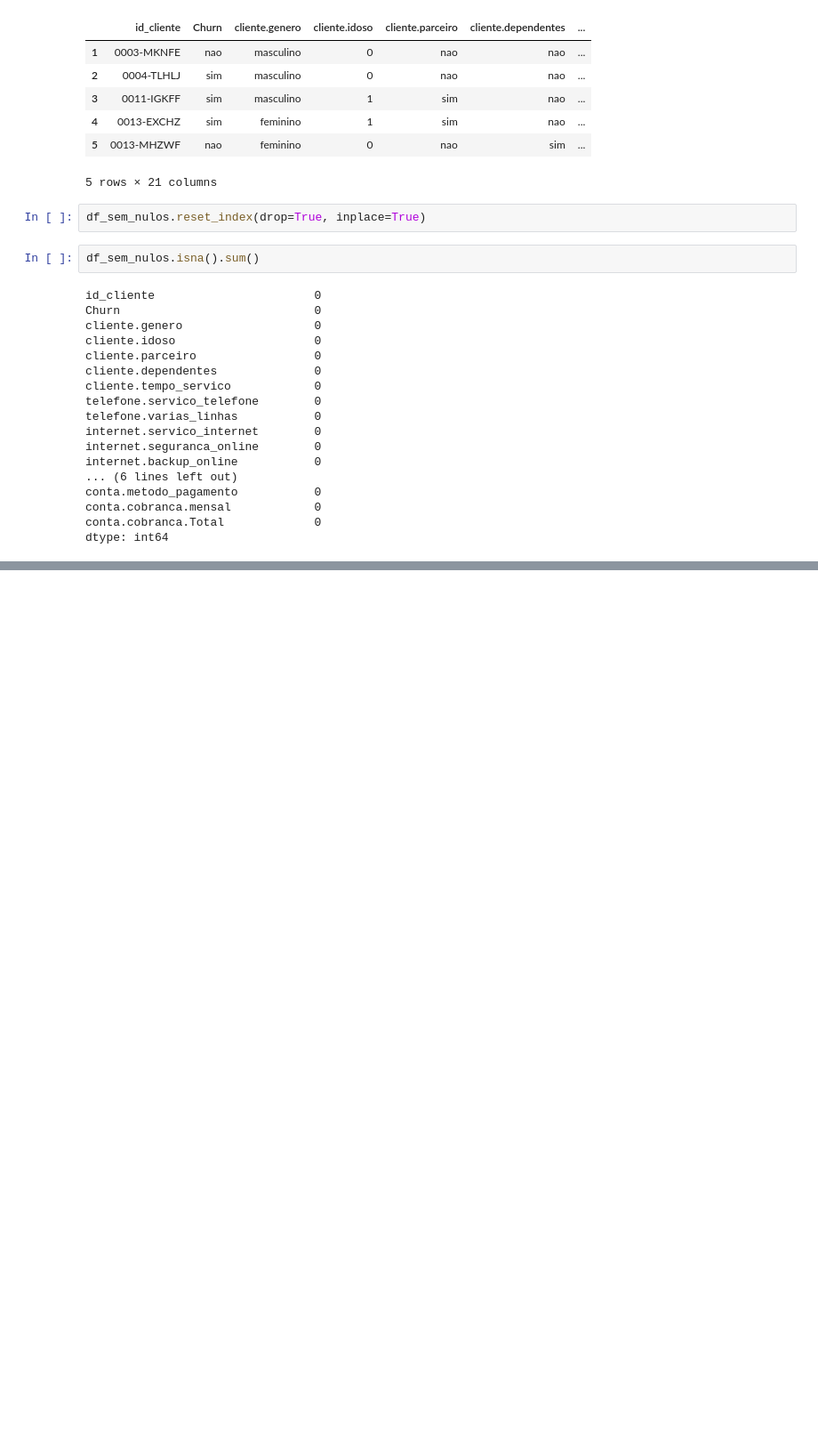
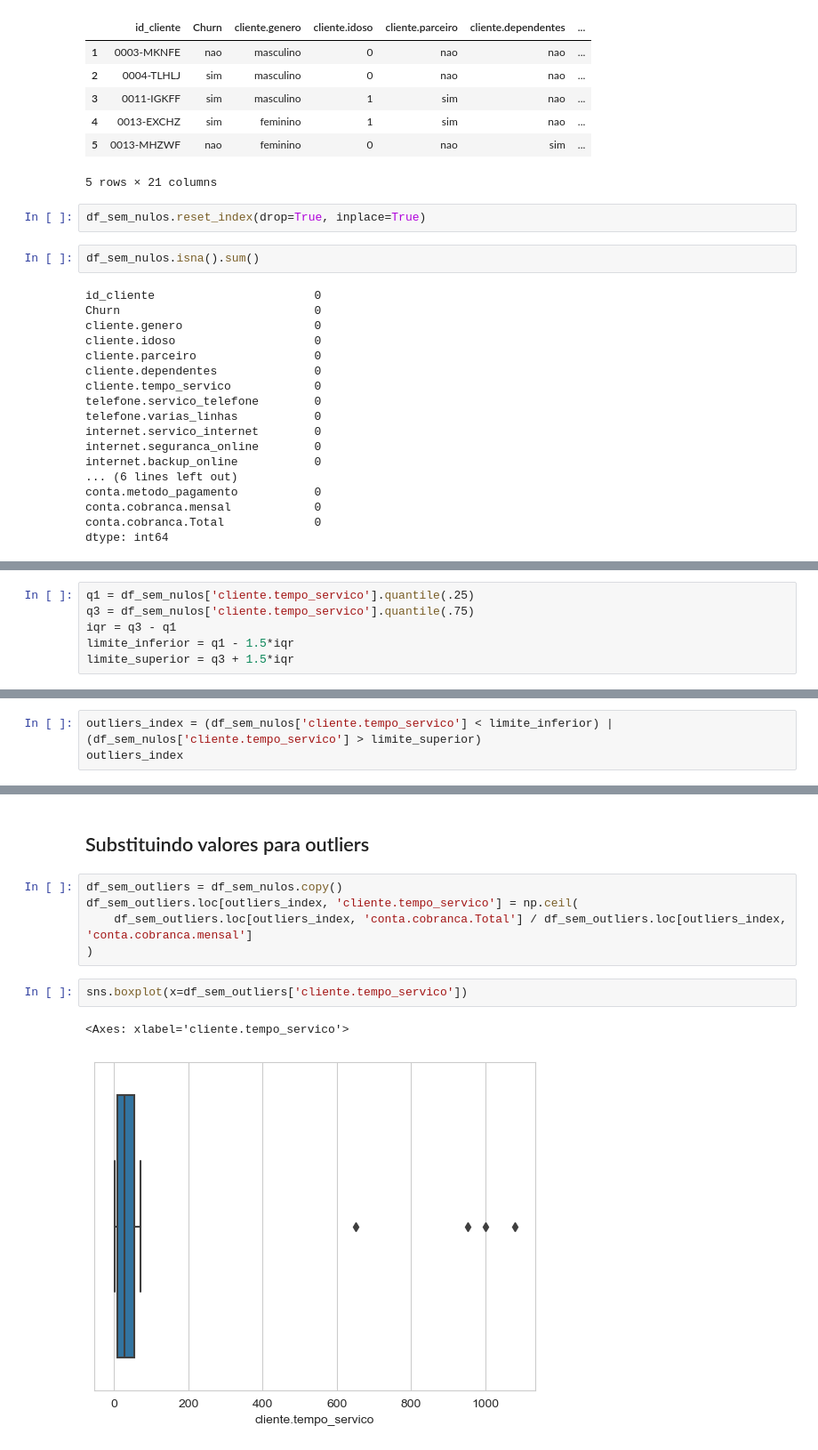
Before and after one commit to paulorobertovrc/alura-data-science, a Jupyter notebook: Pandas/pandas_limpeza_tratamento_dados.ipynb, the cells around one changed output, grey strips where cells are left out. Shown: that part at 89% size. Drawn from its saved outputs; the diff is of its cells as text; blank space fills up the shorter version.

```diff
--- a/Pandas/pandas_limpeza_tratamento_dados.ipynb
+++ b/Pandas/pandas_limpeza_tratamento_dados.ipynb
@@ -497,0 +523,6 @@ Pode ser utilizada para preencher valores nulos.
+# %%
+q1 = df_sem_nulos['cliente.tempo_servico'].quantile(.25)
+q3 = df_sem_nulos['cliente.tempo_servico'].quantile(.75)
+iqr = q3 - q1
+limite_inferior = q1 - 1.5*iqr
+limite_superior = q3 + 1.5*iqr
@@ -497,0 +531,3 @@ Pode ser utilizada para preencher valores nulos.
+# %%
+outliers_index = (df_sem_nulos['cliente.tempo_servico'] < limite_inferior) | (df_sem_nulos['cliente.tempo_servico'] > limite_superior)
+outliers_index
@@ -497,0 +561,12 @@ Pode ser utilizada para preencher valores nulos.
+# %% [markdown]
+## Substituindo valores para outliers
+# %%
+df_sem_outliers = df_sem_nulos.copy()
+df_sem_outliers.loc[outliers_index, 'cliente.tempo_servico'] = np.ceil(
+    df_sem_outliers.loc[outliers_index, 'conta.cobranca.Total'] / df_sem_outliers.loc[outliers_index, 'conta.cobranca.mensal']
+)
+# %%
+sns.boxplot(x=df_sem_outliers['cliente.tempo_servico'])
+# %% [output]
+<Axes: xlabel='cliente.tempo_servico'>
+[figure, added]
```
Also changed, not shown: parts of 16 cells of this notebook.
